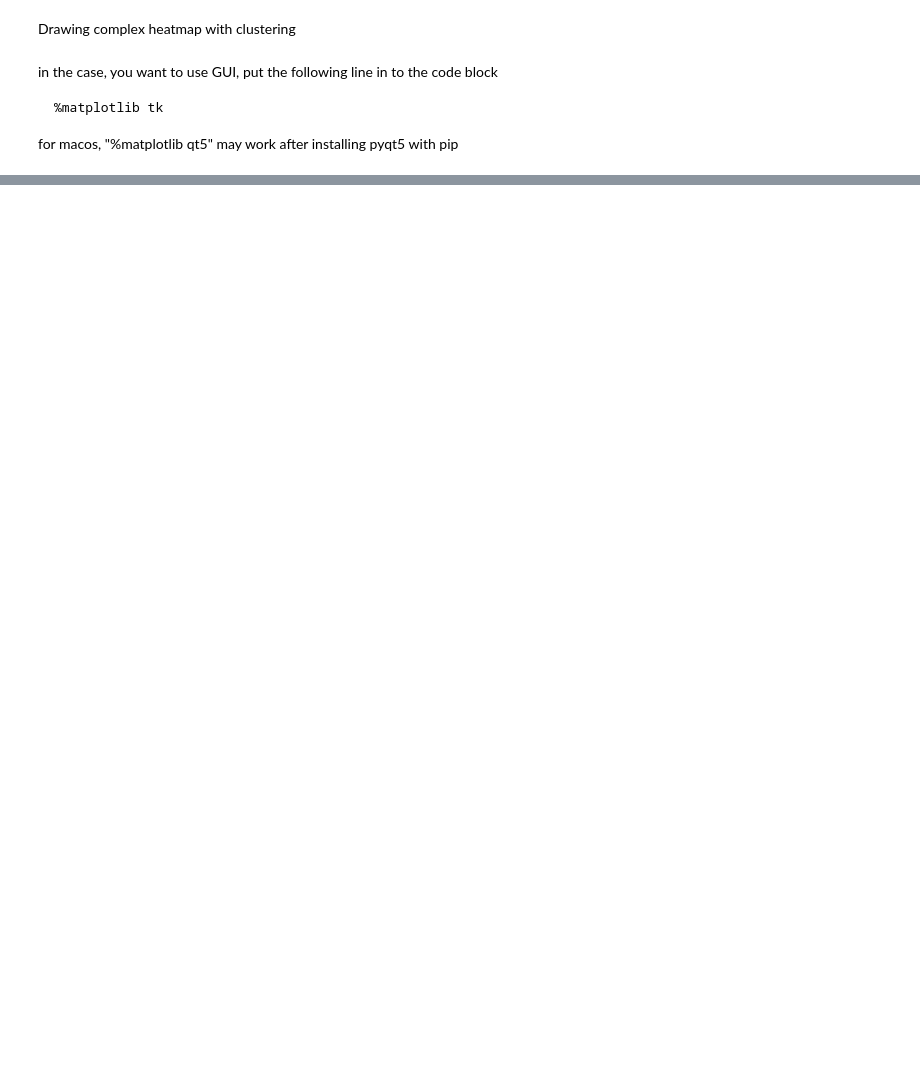
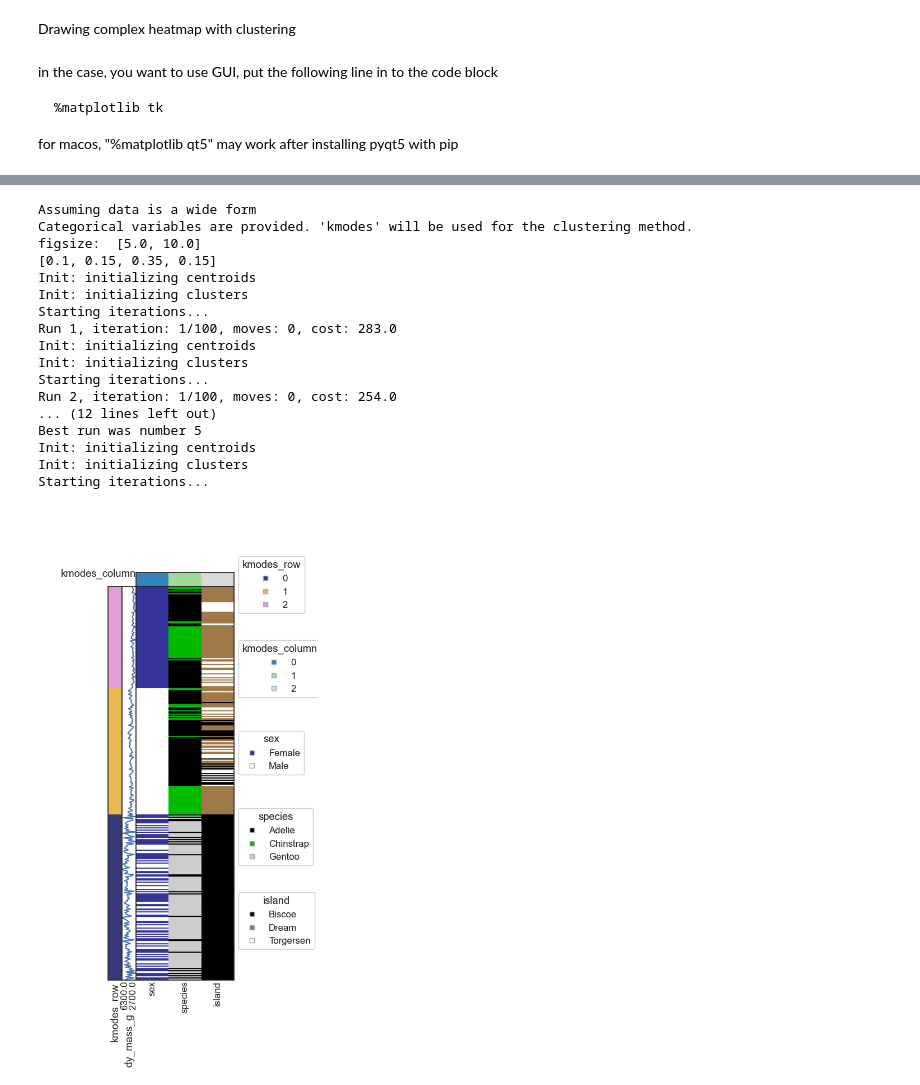
Before and after one commit to koonimaru/omniplot, a Jupyter notebook: ipynb/complex_clustermap.ipynb, the cells around one changed output, grey strips where cells are left out. Cells and saved outputs as stored; diff of their text form; code cells hidden in the pictures; blank space fills up the shorter version.

```diff
--- a/ipynb/complex_clustermap.ipynb
+++ b/ipynb/complex_clustermap.ipynb
@@ -31,0 +36,22 @@ res=op.complex_clustermap(df,dfcol=dfcol,
+# %%
+res=op.heatmap(df=df, dtype="categorical", variables=["species", "island", "sex"],
+            row_plot=["body_mass_g"], row_ticklabels=False, approx_clusternum=3,column_wise_color=True)
+# %% [output]
+Assuming data is a wide form
+Categorical variables are provided. 'kmodes' will be used for the clustering method.
+figsize:  [5.0, 10.0]
+[0.1, 0.15, 0.35, 0.15]
+Init: initializing centroids
+Init: initializing clusters
+Starting iterations...
+Run 1, iteration: 1/100, moves: 0, cost: 283.0
+Init: initializing centroids
+Init: initializing clusters
+Starting iterations...
+Run 2, iteration: 1/100, moves: 0, cost: 254.0
+... (12 lines left out)
+Best run was number 5
+Init: initializing centroids
+Init: initializing clusters
+Starting iterations...
+[figure, added]
```
Also changed, not shown: parts of 7 cells of this notebook, 14 other files.
